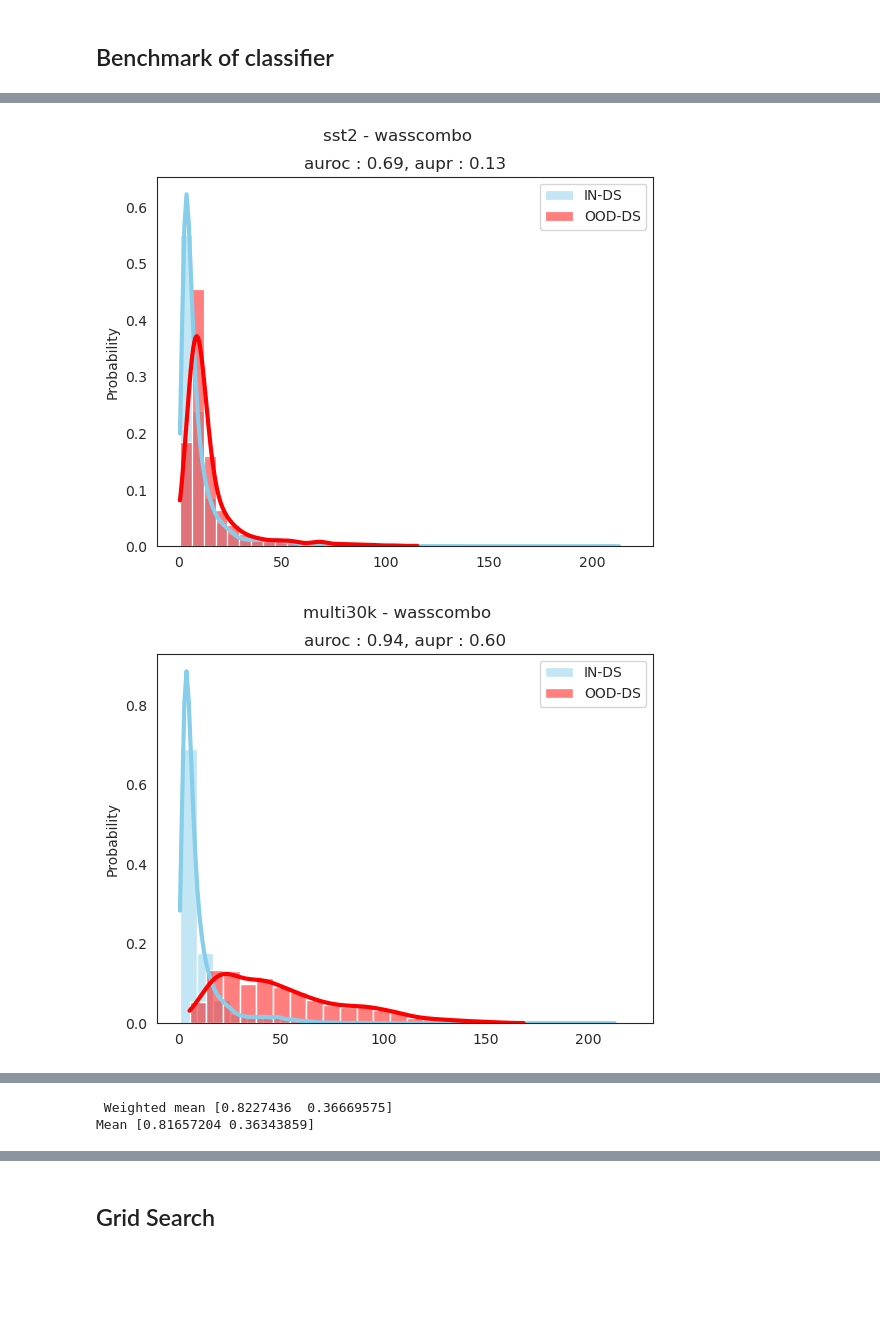
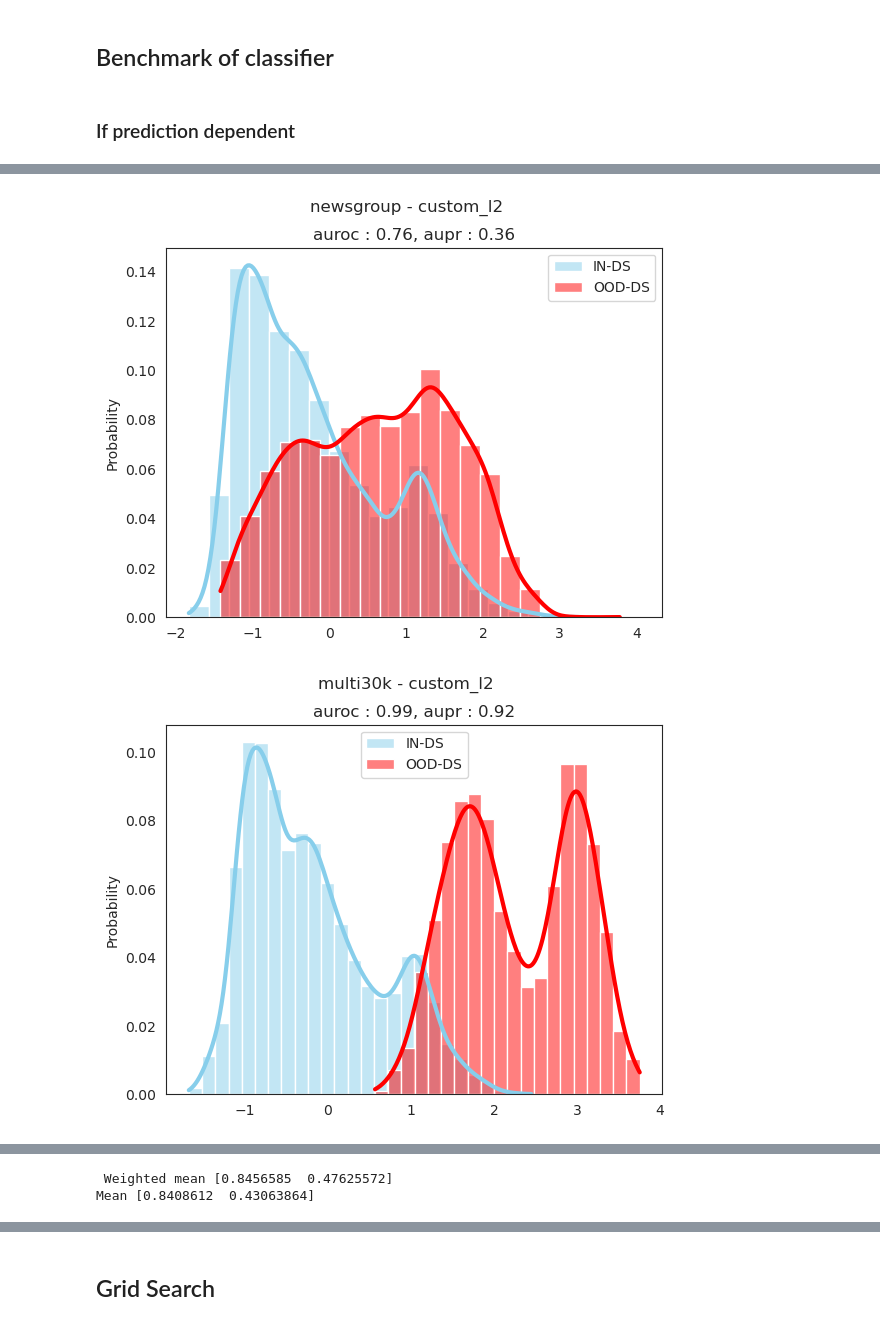
Before and after one commit to lilianmarey/nlp_ood_detection, a Jupyter notebook: beyond_maha/notebooks/bert_benchmark.ipynb, the cells around one changed output, grey strips where cells are left out. Drawn from its saved outputs; the diff is of its cells as text; code cells hidden in the pictures; blank space fills up the shorter version.

Commit message:
l2 custom + Z-norm for plotting

```diff
--- a/beyond_maha/notebooks/bert_benchmark.ipynb
+++ b/beyond_maha/notebooks/bert_benchmark.ipynb
@@ -40,7 +45,7 @@ from sklearn.metrics import average_precision_score, roc_auc_score
 # %% [markdown]
 ## Data loading and formatting
 # %%
-with open('../nlp_data/embeddings_imbd_train.pkl', 'rb') as f:
+with open('../nlp_data/embeddings_raw_imbd_train.pkl', 'rb') as f:
     embd_train = pickle.load(f)
 
 with open('../nlp_data/logits_imdb_train.pkl', 'rb') as f:
@@ -54,7 +59,7 @@ logit_ood = []
 attn_ood = []
 ood_dict = {}
 
-for fn in [el for el in os.listdir('../nlp_data') if el.startswith('embeddings_ood_test_')]:
+for fn in [el for el in os.listdir('../nlp_data') if el.startswith('embeddings_raw_ood_test_')]:
 
     _name = fn.split('_')[-1].split('.')[0]
     _vars = {}
@@ -79,7 +84,7 @@ for fn in [el for el in os.listdir('../nlp_data') if el.startswith('embeddings_o
 
     ood_dict[_name] = _vars
 # %%
-with open('../nlp_data/embeddings_imdb_test.pkl', 'rb') as f:
+with open('../nlp_data/embeddings_raw_imdb_test.pkl', 'rb') as f:
     embd_test = pickle.load(f)
 
 with open('../nlp_data/logits_imdb_test.pkl', 'rb') as f:
@@ -139,17 +144,20 @@ X_attn = np.concatenate((attn_ood, attn_test))
 y_ = np.concatenate((np.ones(logit_ood.shape[0]), np.zeros(logit_test.shape[0])))
 # %% [markdown]
 ## Benchmark of classifier
+# %% [markdown]
+### If prediction dependent
 # %%
-selected_idx = np.concatenate((np.random.randint(0,attn_train_distrib[0].shape[0], (2000, 1)), np.random.randint(0,attn_train_distrib[1].shape[0], (2000, 1))), axis=1)
 clfs = {
     i: OODDetector(
-        similarity='wasscombo',
-        base_distribution=attn_train_distrib[i][selected_idx[:,i]],
-        T=10
+        similarity='custom_l2',
+        base_distribution=embd_train_distrib[i],
+        base_ood_distribution = ood_dict['newsgroup']['embd_ood_distrib'][i],
+        T=10,
+        sampling_ratio=.1,
      )
      .fit() for i in [0,1]
 }
-# Careful to change the attn/logits/embd according to the classifier
+# Careful to change the embd/logits/embd according to the classifier
 
 scores=[]
 weights=[]
@@ -159,19 +167,22 @@ for ds_n,ood_ds in ood_dict.items():
     score_for_1__ds = []
     for i in [0,1]:
         clf = clfs[i]
-        y_true = np.concatenate((np.ones(ood_ds['attn_ood_distrib'][i].shape[0]), np.zeros(attn_test_distrib[i].shape[0])))
-        X = np.concatenate((ood_ds['attn_ood_distrib'][i] ,attn_test_distrib[i]))
+        y_true = np.concatenate((np.ones(ood_ds['embd_ood_distrib'][i].shape[0]), np.zeros(embd_test_distrib[i].shape[0])))
+        X = np.concatenate((ood_ds['embd_ood_distrib'][i] ,embd_test_distrib[i]))
         y_score = clf.predict_proba(X).flatten()
         auc_score = roc_auc_score(y_true=y_true, y_score=y_score)
         aupr = average_precision_score(y_true=y_true, y_score=y_score)
         scores.append([auc_score, aupr])
         score_for_1__ds.append([auc_score, aupr])
-        y_score_tot.append(y_score)
+        y_score_tot.append((y_score - np.mean(y_score))/np.std(y_score))
         y_true_tot.append(y_true)
         weights.append(len(y_true))
 
+
     y_score_tot = np.concatenate(y_score_tot)
     y_true_tot = np.concatenate(y_true_tot)
+
+
 
     bins_width = (np.histogram(y_score_tot[y_true_tot==1])[1][3]-np.histogram(y_score_tot[y_true_tot==1])[1][2])/2
     sns.histplot(y_score_tot[y_true_tot==0], label='IN-DS', kde=True, stat='probability', color='skyblue', binwidth=bins_width, line_kws={"lw":3})
@@ -192,2 +203,2 @@ print(f"Mean {np.mean(scores, axis=0)}")
-[figure, old version]
+[figure, new version]
-[figure, old version]
+[figure, new version]
@@ -195,2 +206,2 @@ print(f"Mean {np.mean(scores, axis=0)}")
- Weighted mean [0.8227436  0.36669575]
-Mean [0.81657204 0.36343859]
+ Weighted mean [0.8456585  0.47625572]
+Mean [0.8408612  0.43063864]
```
Also changed, not shown: parts of 5 cells of this notebook, 21 other files.
